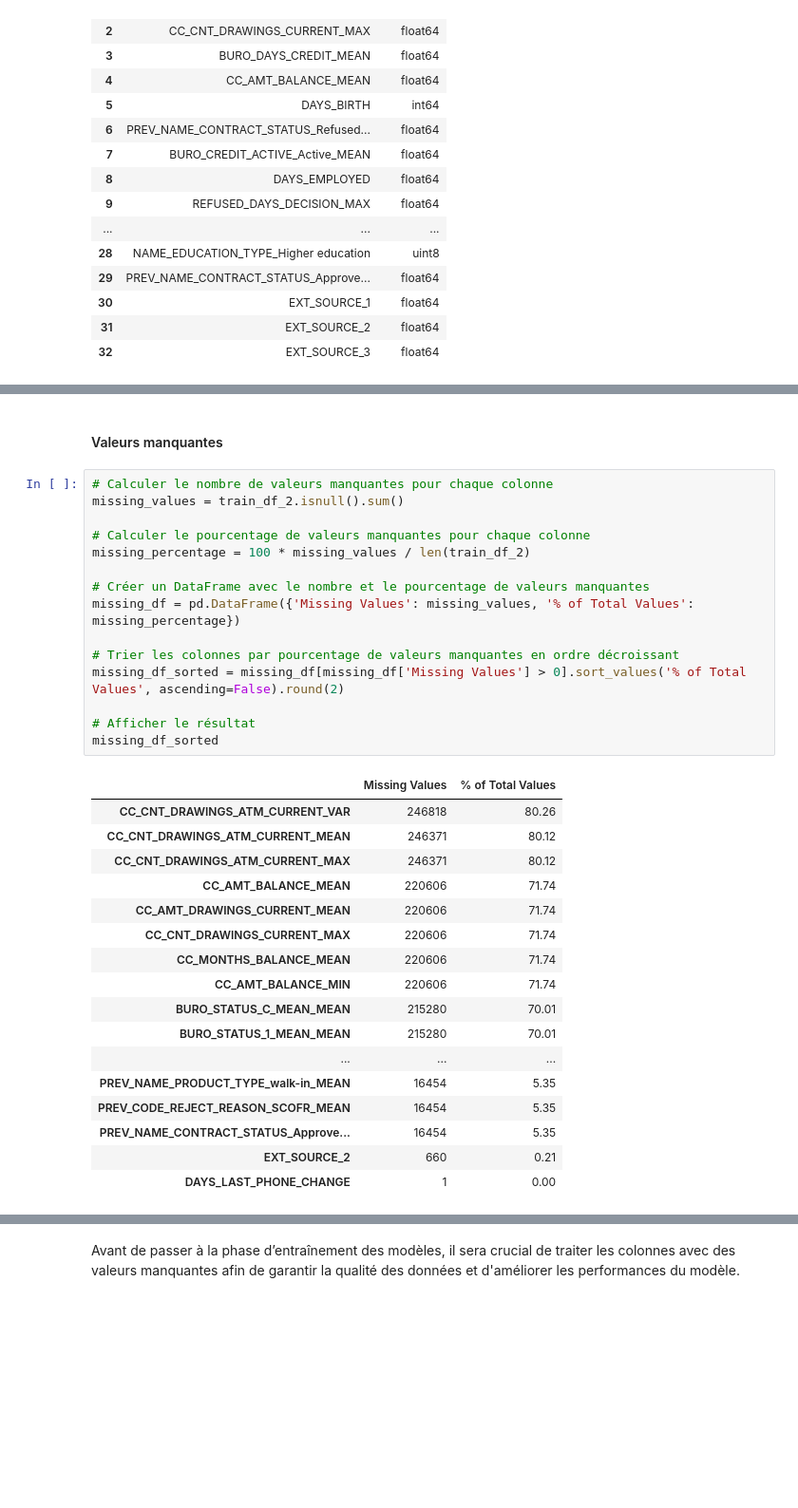
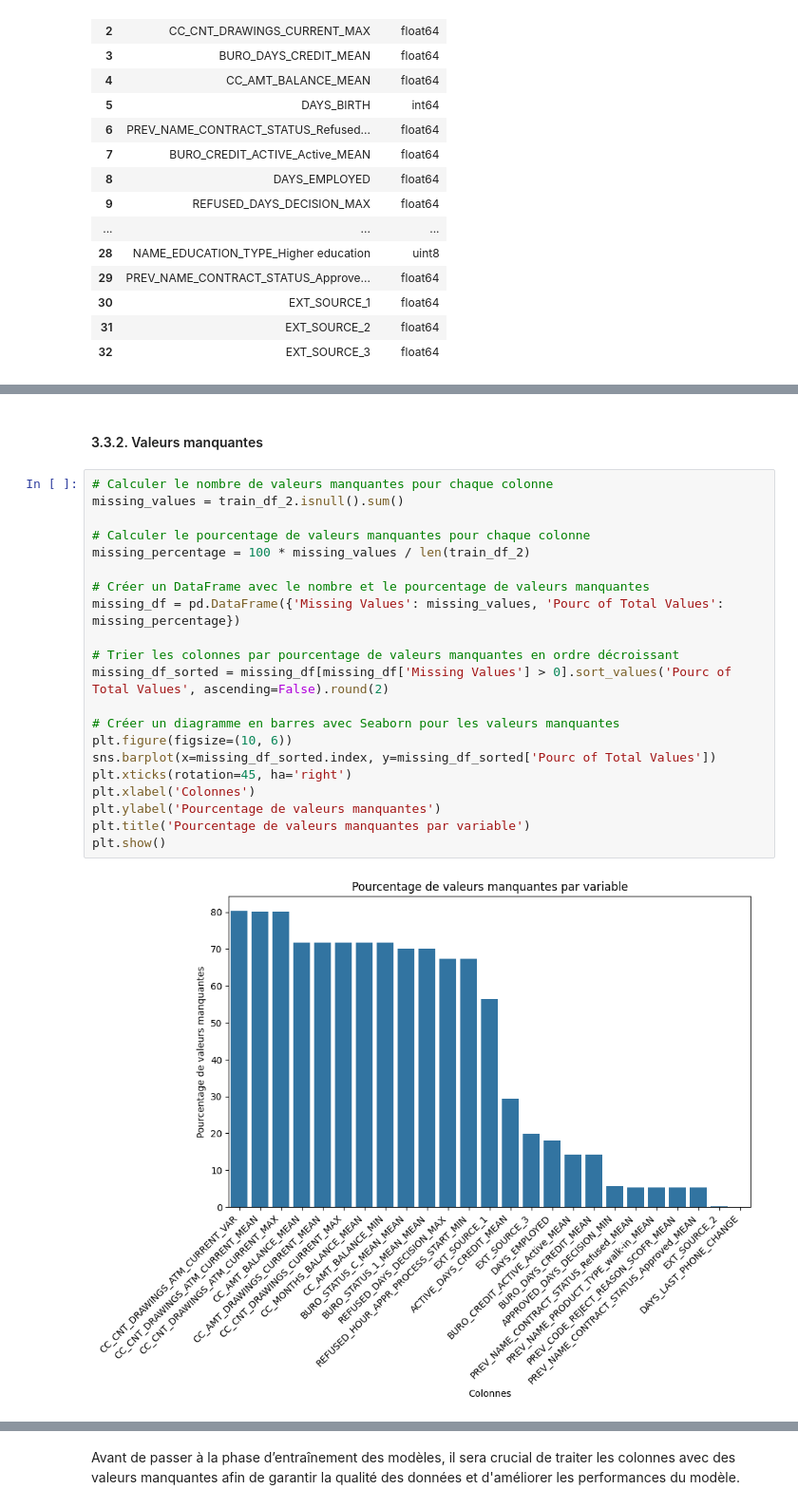
Before and after one commit to AmiraBah/projet7, a Jupyter notebook: modelisation/Bahou_Amira_2_notebook_modélisation_092024.ipynb, the cells around one changed output, grey strips where cells are left out. Shown at 95% size. Saved outputs shown, nothing was run; the diff lists cells and outputs as text; blank space fills up the shorter version.

```diff
--- a/modelisation/Bahou_Amira_2_notebook_modélisation_092024.ipynb
+++ b/modelisation/Bahou_Amira_2_notebook_modélisation_092024.ipynb
@@ -445,35 +457,25 @@ types_df
 # %% [markdown]
-#### Valeurs manquantes
+#### 3.3.2. Valeurs manquantes
 # %%
 # Calculer le nombre de valeurs manquantes pour chaque colonne
 missing_values = train_df_2.isnull().sum()
 
 # Calculer le pourcentage de valeurs manquantes pour chaque colonne
 missing_percentage = 100 * missing_values / len(train_df_2)
 
 # Créer un DataFrame avec le nombre et le pourcentage de valeurs manquantes
-missing_df = pd.DataFrame({'Missing Values': missing_values, '% of Total Values': missing_percentage})
+missing_df = pd.DataFrame({'Missing Values': missing_values, 'Pourc of Total Values': missing_percentage})
 
 # Trier les colonnes par pourcentage de valeurs manquantes en ordre décroissant
-missing_df_sorted = missing_df[missing_df['Missing Values'] > 0].sort_values('% of Total Values', ascending=False).round(2)
+missing_df_sorted = missing_df[missing_df['Missing Values'] > 0].sort_values('Pourc of Total Values', ascending=False).round(2)
 
-# Afficher le résultat
-missing_df_sorted
+# Créer un diagramme en barres avec Seaborn pour les valeurs manquantes
+plt.figure(figsize=(10, 6))
+sns.barplot(x=missing_df_sorted.index, y=missing_df_sorted['Pourc of Total Values'])
+plt.xticks(rotation=45, ha='right')
+plt.xlabel('Colonnes')
+plt.ylabel('Pourcentage de valeurs manquantes')
+plt.title('Pourcentage de valeurs manquantes par variable')
+plt.show()
 # %% [output]
-|  | Missing Values | % of Total Values |
-| CC_CNT_DRAWINGS_ATM_CURRENT_VAR | 246818 | 80.26 |
-| CC_CNT_DRAWINGS_ATM_CURRENT_MEAN | 246371 | 80.12 |
-| CC_CNT_DRAWINGS_ATM_CURRENT_MAX | 246371 | 80.12 |
-| CC_AMT_BALANCE_MEAN | 220606 | 71.74 |
-| CC_AMT_DRAWINGS_CURRENT_MEAN | 220606 | 71.74 |
-| CC_CNT_DRAWINGS_CURRENT_MAX | 220606 | 71.74 |
-| CC_MONTHS_BALANCE_MEAN | 220606 | 71.74 |
-| CC_AMT_BALANCE_MIN | 220606 | 71.74 |
-| BURO_STATUS_C_MEAN_MEAN | 215280 | 70.01 |
-| BURO_STATUS_1_MEAN_MEAN | 215280 | 70.01 |
-| ... | ... | ... |
-| PREV_NAME_PRODUCT_TYPE_walk-in_MEAN | 16454 | 5.35 |
-| PREV_CODE_REJECT_REASON_SCOFR_MEAN | 16454 | 5.35 |
-| PREV_NAME_CONTRACT_STATUS_Approve... | 16454 | 5.35 |
-| EXT_SOURCE_2 | 660 | 0.21 |
-| DAYS_LAST_PHONE_CHANGE | 1 | 0.00 |
+[figure, added]
```
Also changed, not shown: parts of 62 cells of this notebook, 25 other files.
